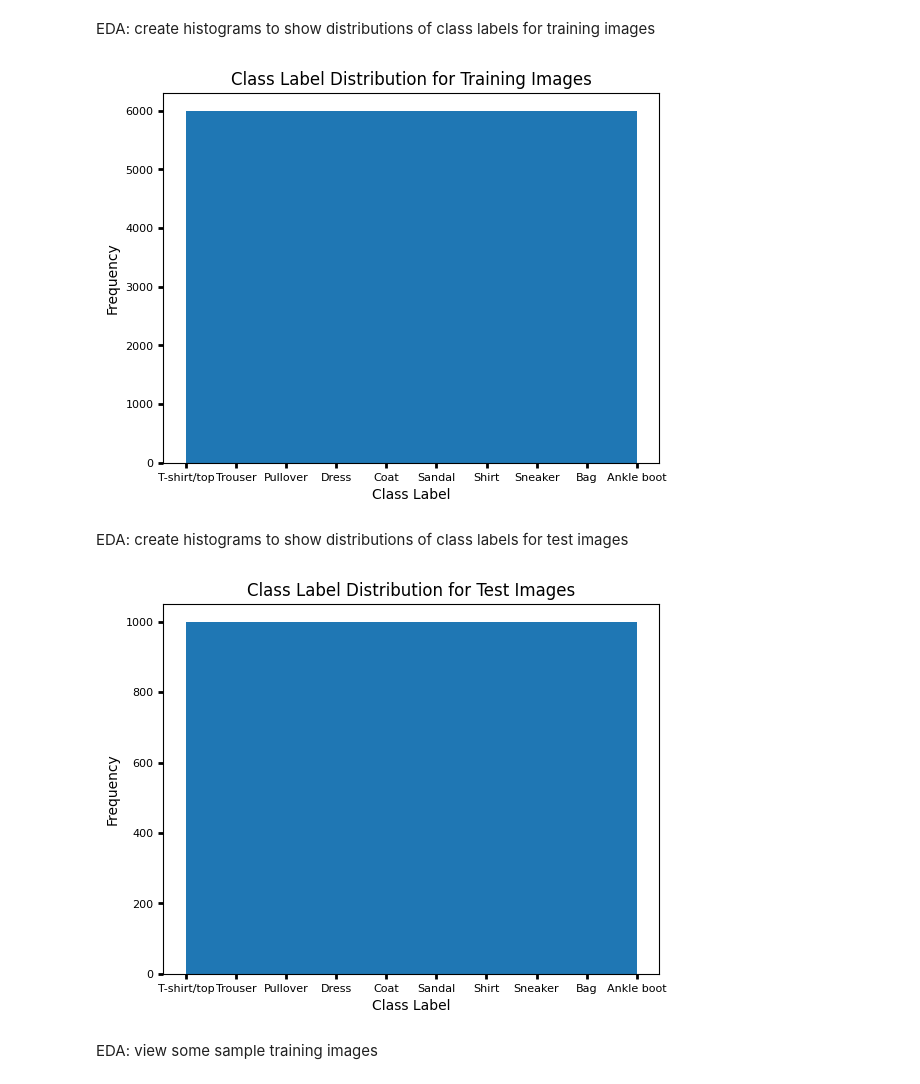
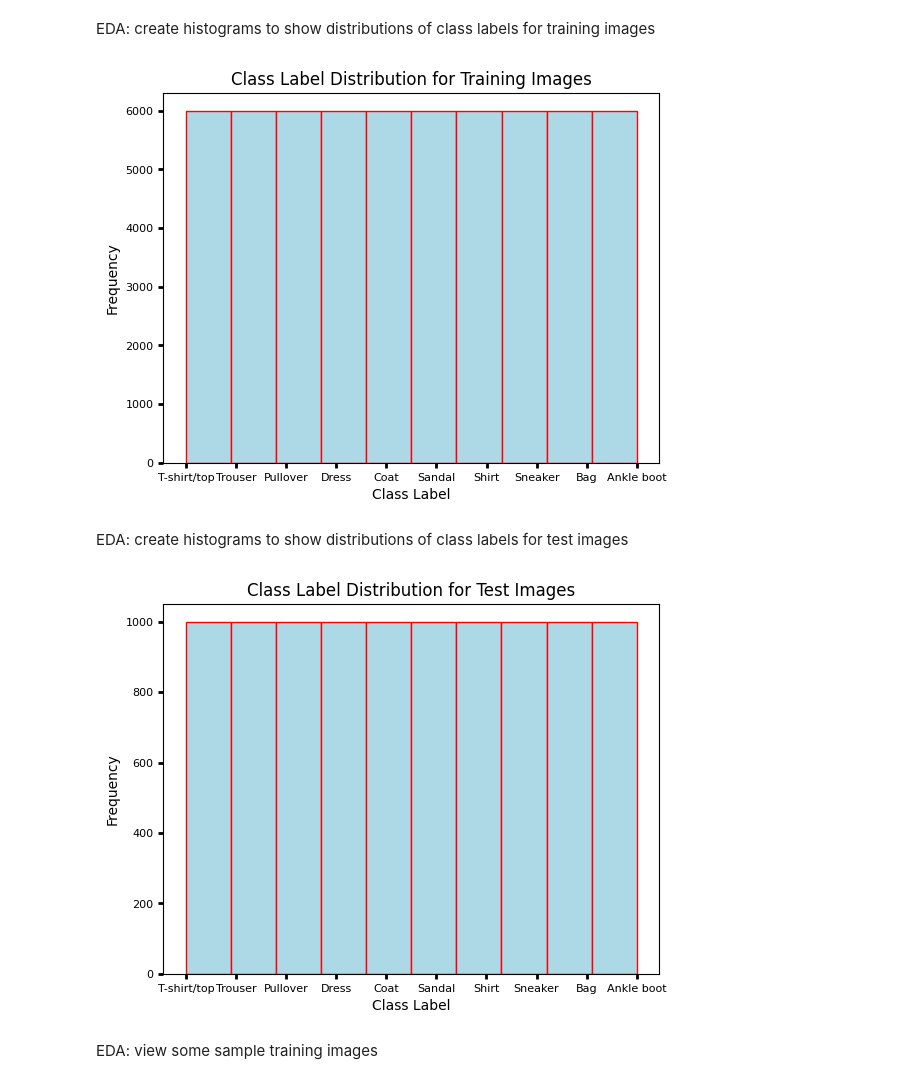
Before and after one commit to laurenwisniewski/DS4002-Project-3, a Jupyter notebook: DS_Project_3.ipynb, the cells around one changed output. Saved outputs shown, nothing was run; the diff lists cells and outputs as text; code cells hidden in the pictures.

```diff
--- a/DS_Project_3.ipynb
+++ b/DS_Project_3.ipynb
@@ -22,21 +20,21 @@ array([9, 0, 0, ..., 3, 0, 5], dtype=uint8)
 # %% [markdown]
 EDA: create histograms to show distributions of class labels for training images
 # %%
-plt.hist(y_train)
+plt.hist(y_train, color = 'lightblue', ec = 'red')
 plt.title('Class Label Distribution for Training Images')
 plt.xlabel('Class Label')
 xticks = [0, 1, 2, 3, 4, 5, 6, 7, 8, 9]
 xlabels = ['T-shirt/top', 'Trouser', 'Pullover', 'Dress', 'Coat', 'Sandal', 'Shirt', 'Sneaker', 'Bag', 'Ankle boot']
 plt.xticks(xticks, labels = xlabels)
 plt.tick_params(labelsize = 8, width = 2)
 plt.ylabel('Frequency')
 plt.show()
 # %% [output]
-[figure, old version]
+[figure, new version]
 # %% [markdown]
 EDA: create histograms to show distributions of class labels for test images
 # %%
-plt.hist(y_test)
+plt.hist(y_test, color = 'lightblue', ec = 'red')
 plt.title('Class Label Distribution for Test Images')
 plt.xlabel('Class Label')
 xticks = [0, 1, 2, 3, 4, 5, 6, 7, 8, 9]
@@ -46,7 +44,7 @@ plt.tick_params(labelsize = 8, width = 2)
 plt.ylabel('Frequency')
 plt.show()
 # %% [output]
-[figure, old version]
+[figure, new version]
 # %% [markdown]
 EDA: view some sample training images
 # %%
```
Also changed, not shown: parts of 1 cell of this notebook.
